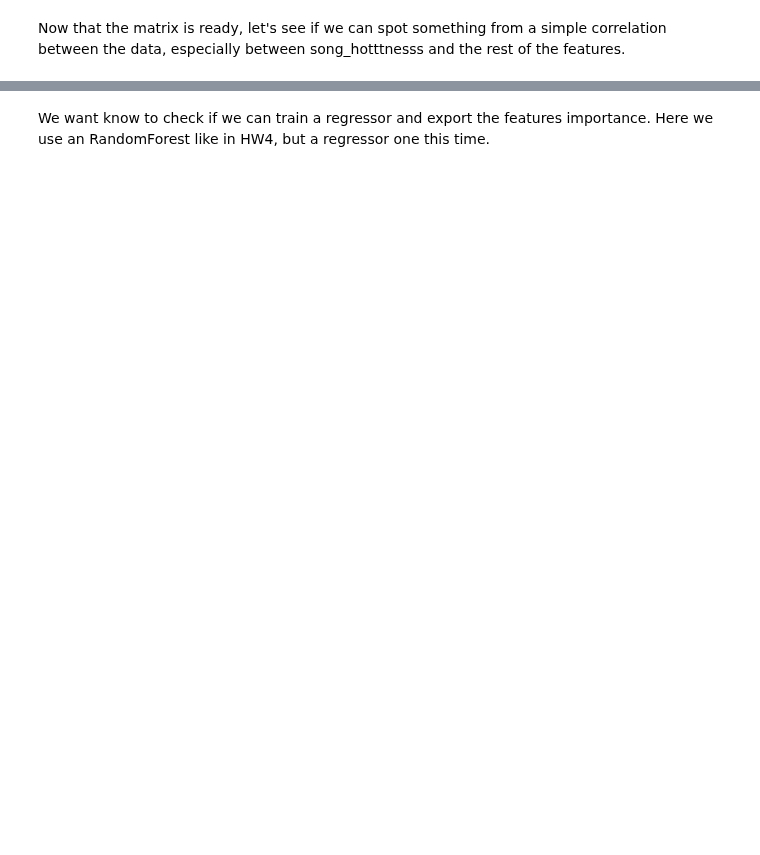
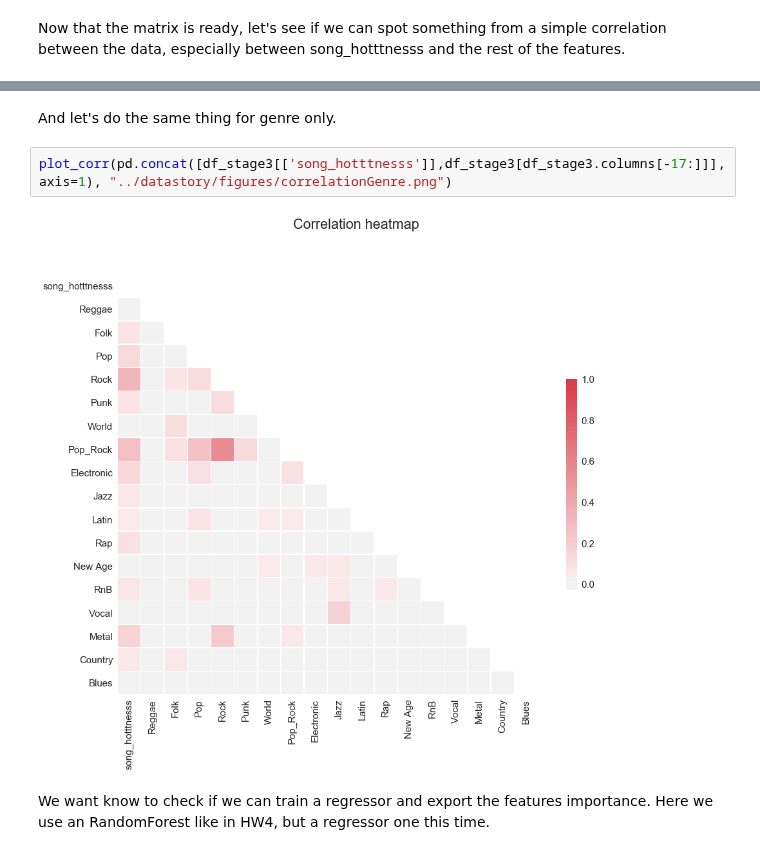
Before and after one commit to AWehenkel/ADA-2017, a Jupyter notebook: FinalProject/split notebooks/Feature Analysis.ipynb, the cells around one changed output, grey strips where cells are left out. Drawn from its saved outputs; the diff is of its cells as text; blank space fills up the shorter version.

```diff
--- a/FinalProject/split notebooks/Feature Analysis.ipynb
+++ b/FinalProject/split notebooks/Feature Analysis.ipynb
@@ -148,3 +159,9 @@ df_stage3 = df_stage2.drop(['album_release', 'track_popularity', 'duration_ms'],
+# %% [markdown]
+And let's do the same thing for genre only.
+# %%
+plot_corr(pd.concat([df_stage3[['song_hotttnesss']],df_stage3[df_stage3.columns[-17:]]], axis=1), "../datastory/figures/correlationGenre.png")
+# %% [output]
+[figure, added]
 # %% [markdown]
 We want know to check if we can train a regressor and export the features importance. Here we use an RandomForest like in HW4, but a regressor one this time.
 # %%
```
Also changed, not shown: parts of 24 cells of this notebook, 9 other files.
